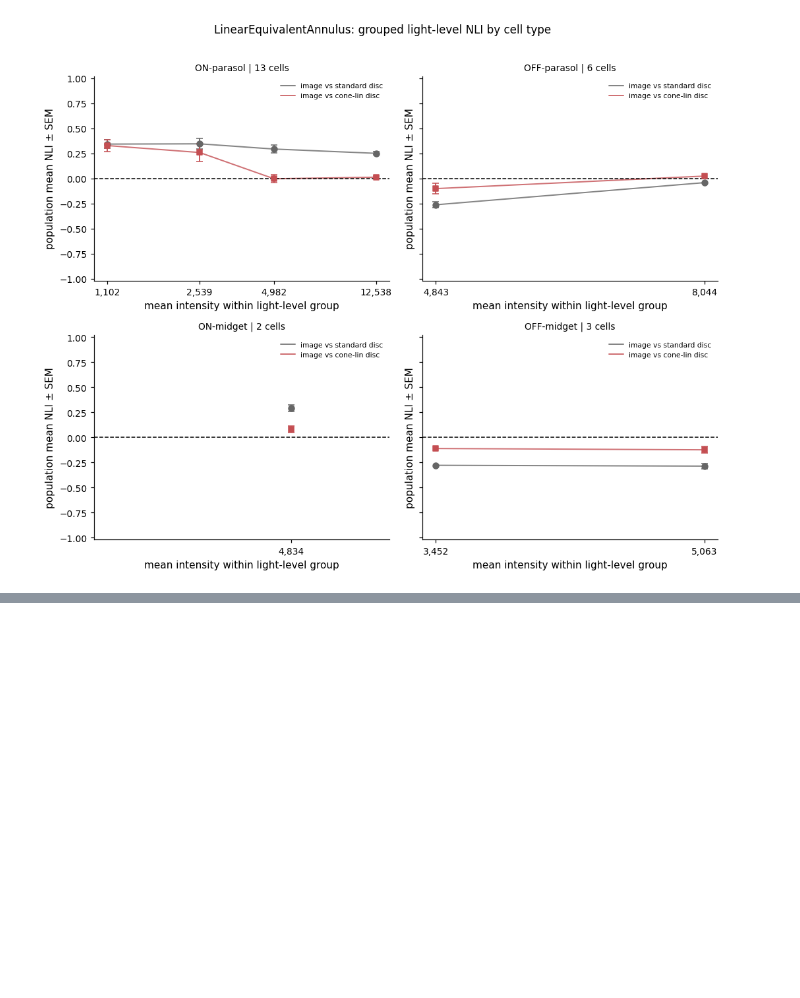
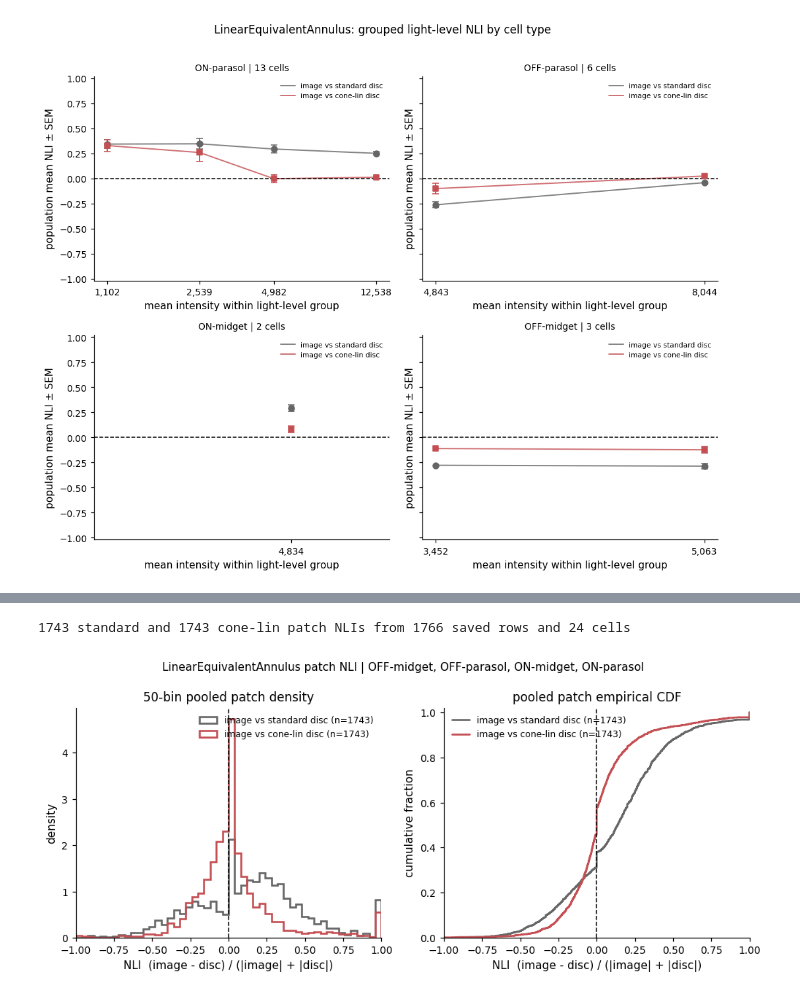
Before and after one commit to chrischen2/retinanalysis, a Jupyter notebook: SingCell_Notebooks/analyzeConeDisc.ipynb, the cells around one changed output, grey strips where cells are left out. Drawn from its saved outputs; the diff is of its cells as text; code cells hidden in the pictures; blank space fills up the shorter version.

Commit message:
Add pooled and cell-level annulus NLI summaries

```diff
--- a/SingCell_Notebooks/analyzeConeDisc.ipynb
+++ b/SingCell_Notebooks/analyzeConeDisc.ipynb
@@ -294,0 +301,12 @@ led.plot_image_nli_by_cell_type(image_nli);
+# %%
+patch_nli = led.load_condition_patch_nli(
+    protocol='LinearEquivalentAnnulus')
+finite_patch_nli = np.isfinite(
+    patch_nli[['nli_disc', 'nli_cone_disc']]).sum()
+print(f"{finite_patch_nli['nli_disc']} standard and "
+      f"{finite_patch_nli['nli_cone_disc']} cone-lin patch NLIs from "
+      f'{len(patch_nli)} saved rows and {patch_nli.cell_id.nunique()} cells')
+led.plot_pooled_patch_nli_distributions(patch_nli, bins=50);
+# %% [output]
+1743 standard and 1743 cone-lin patch NLIs from 1766 saved rows and 24 cells
+[figure, added]
```
Also changed, not shown: parts of 3 cells of this notebook, 2 other files.
